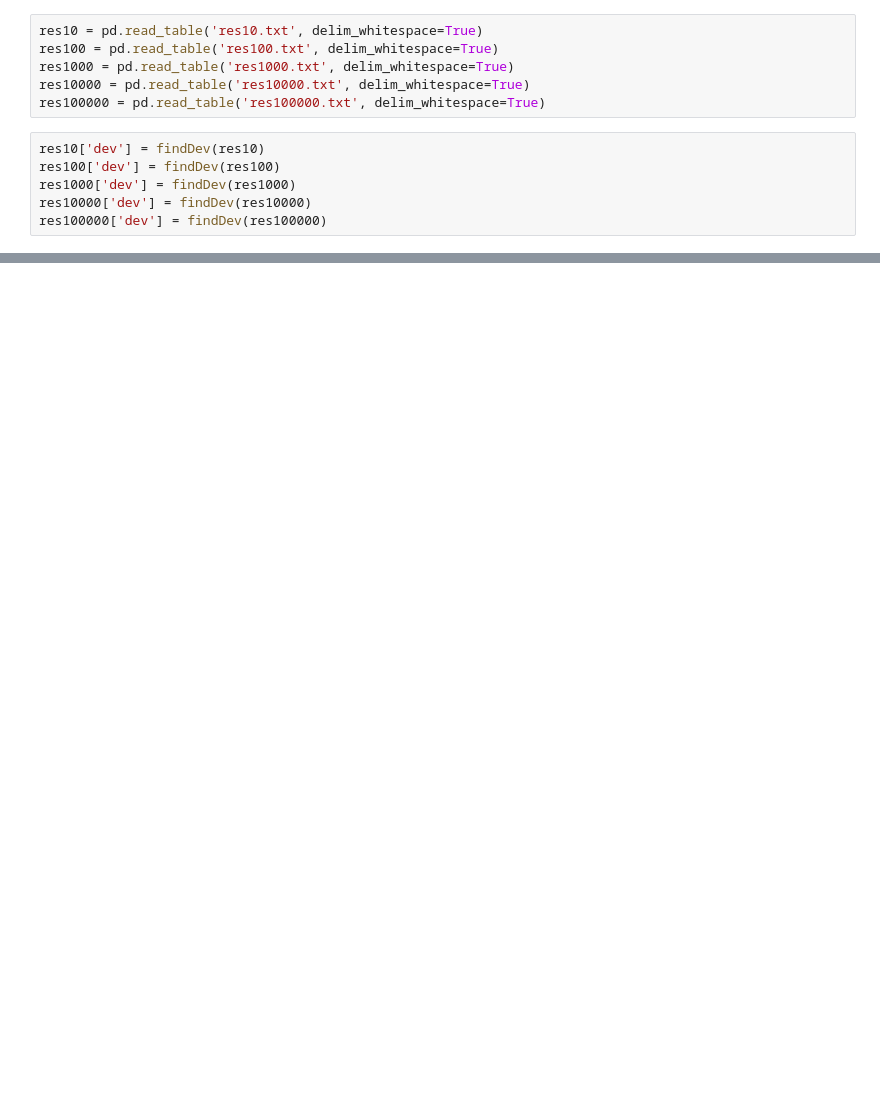
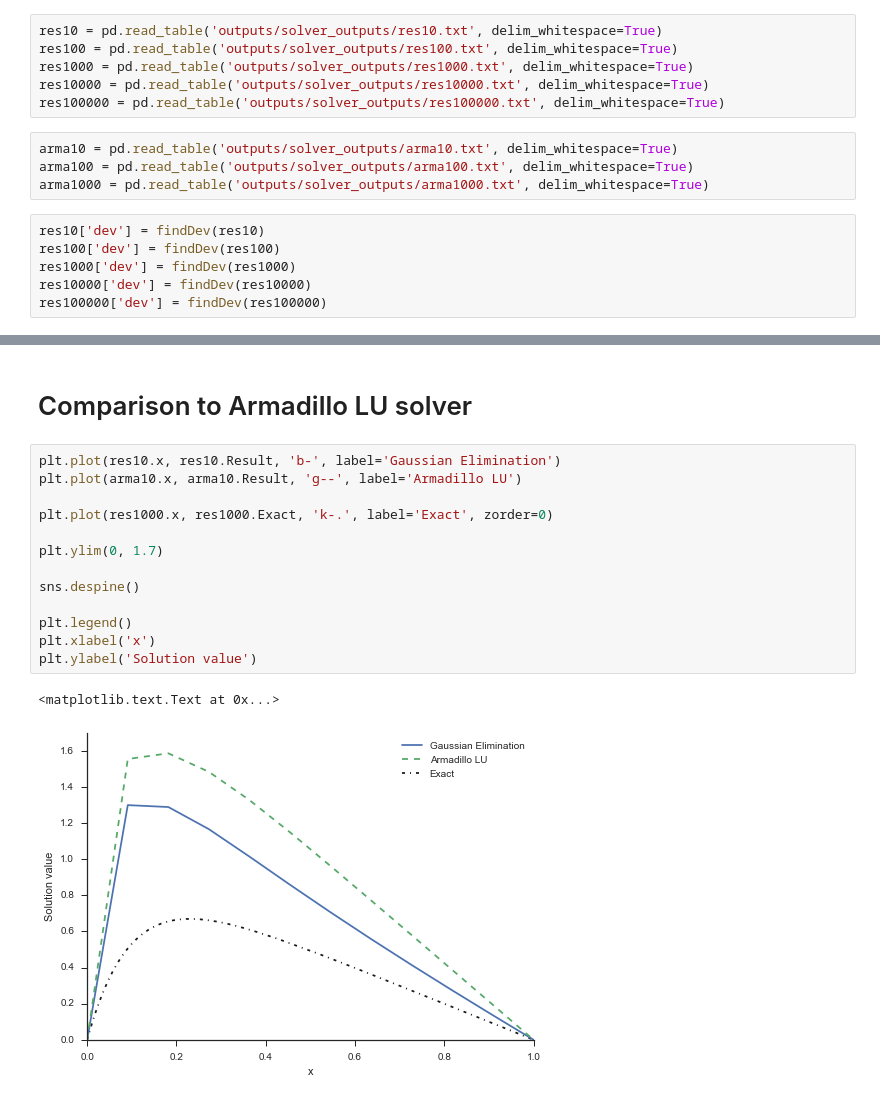
Before and after one commit to jbradt/comp-phys, a Jupyter notebook: project1/Plots.ipynb, the cells around one changed output, grey strips where cells are left out. Cells and saved outputs as stored; diff of their text form; blank space fills up the shorter version.

Commit message:
Fixed index errors. Added arma solver.

```diff
--- a/project1/Plots.ipynb
+++ b/project1/Plots.ipynb
@@ -15,11 +15,15 @@ def exact(x):
 def findDev(df):
     return np.log10(np.abs(df['Result'] - df['Exact']) / df['Exact'])
 # %%
-res10 = pd.read_table('res10.txt', delim_whitespace=True)
-res100 = pd.read_table('res100.txt', delim_whitespace=True)
-res1000 = pd.read_table('res1000.txt', delim_whitespace=True)
-res10000 = pd.read_table('res10000.txt', delim_whitespace=True)
-res100000 = pd.read_table('res100000.txt', delim_whitespace=True)
+res10 = pd.read_table('outputs/solver_outputs/res10.txt', delim_whitespace=True)
+res100 = pd.read_table('outputs/solver_outputs/res100.txt', delim_whitespace=True)
+res1000 = pd.read_table('outputs/solver_outputs/res1000.txt', delim_whitespace=True)
+res10000 = pd.read_table('outputs/solver_outputs/res10000.txt', delim_whitespace=True)
+res100000 = pd.read_table('outputs/solver_outputs/res100000.txt', delim_whitespace=True)
+# %%
+arma10 = pd.read_table('outputs/solver_outputs/arma10.txt', delim_whitespace=True)
+arma100 = pd.read_table('outputs/solver_outputs/arma100.txt', delim_whitespace=True)
+arma1000 = pd.read_table('outputs/solver_outputs/arma1000.txt', delim_whitespace=True)
 # %%
 res10['dev'] = findDev(res10)
 res100['dev'] = findDev(res100)
@@ -52,0 +70,18 @@ plt.ylabel('Relative error')
+# %% [markdown]
+# Comparison to Armadillo LU solver
+# %%
+plt.plot(res10.x, res10.Result, 'b-', label='Gaussian Elimination')
+plt.plot(arma10.x, arma10.Result, 'g--', label='Armadillo LU')
+
+plt.plot(res1000.x, res1000.Exact, 'k-.', label='Exact', zorder=0)
+
+plt.ylim(0, 1.7)
+
+sns.despine()
+
+plt.legend()
+plt.xlabel('x')
+plt.ylabel('Solution value')
+# %% [output]
+<matplotlib.text.Text at 0x...>
+[figure, added]
```
Also changed, not shown: parts of 5 cells of this notebook, 15 other files.
